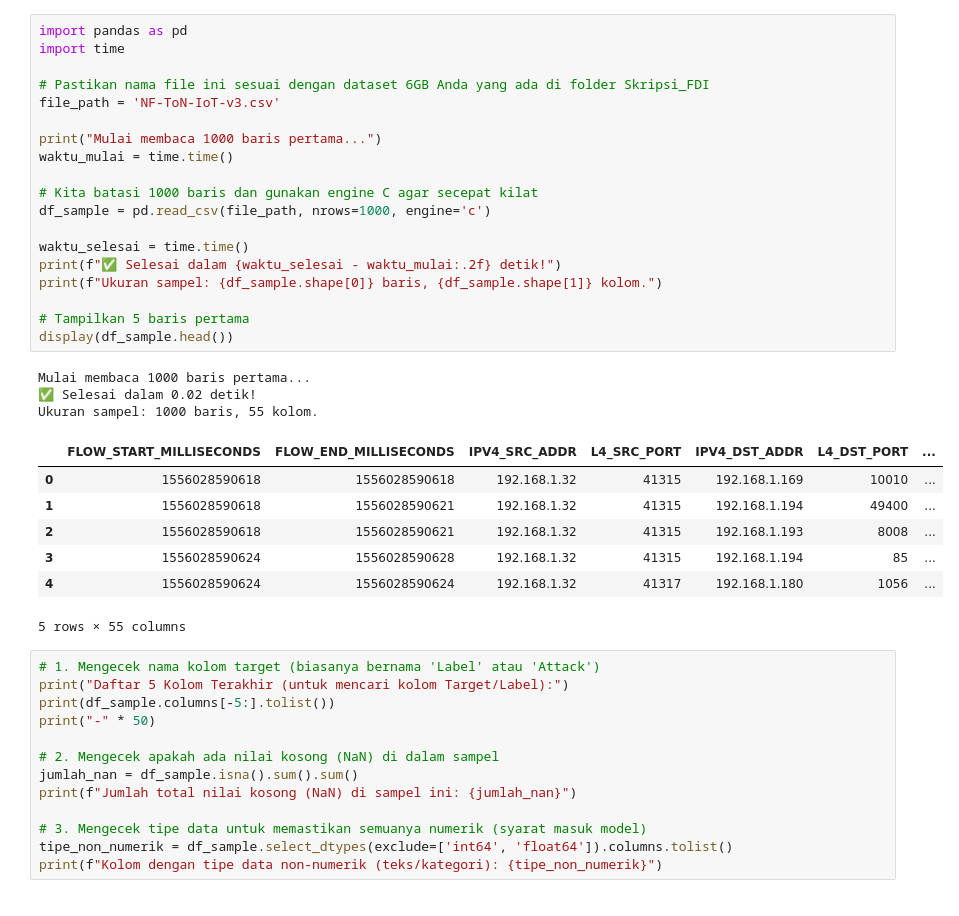
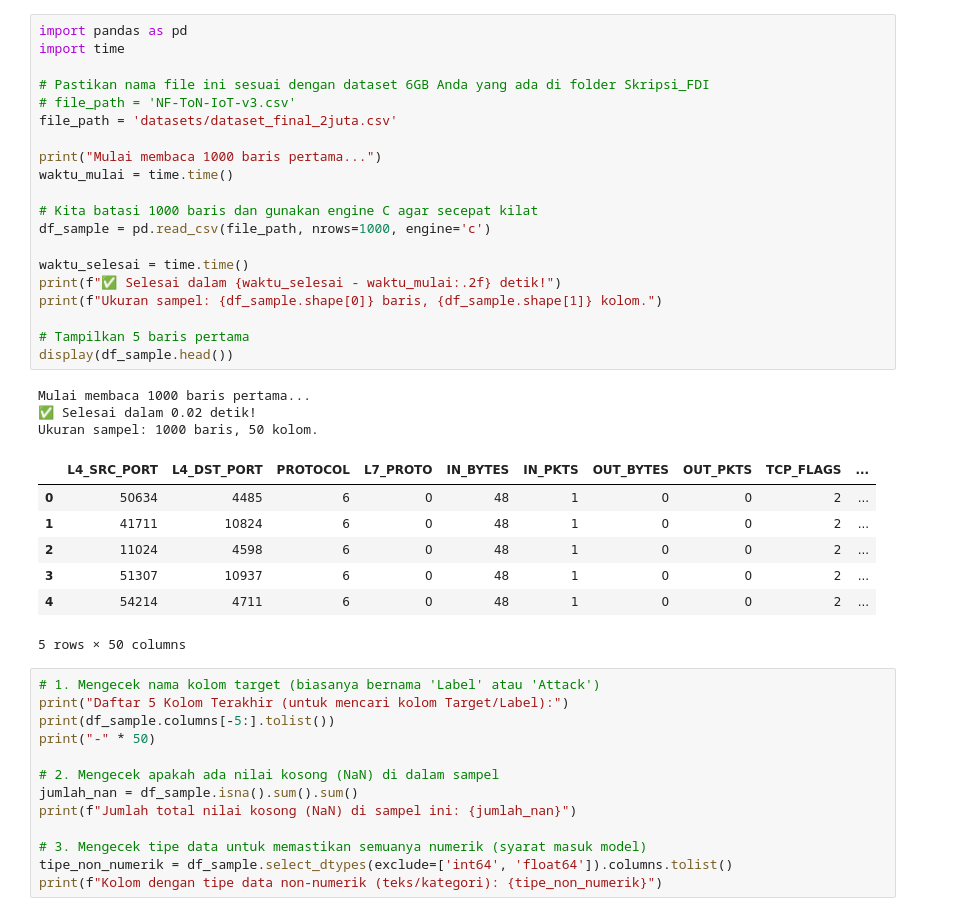
Before and after one commit to Haidarly2/nids-false-data-injection, a Jupyter notebook: 01_eksplorasi_data.ipynb, the cells around one changed output. Cells and saved outputs as stored; diff of their text form.

```diff
--- a/01_eksplorasi_data.ipynb
+++ b/01_eksplorasi_data.ipynb
@@ -1,33 +1,34 @@
 # %%
 import pandas as pd
 import time
 
 # Pastikan nama file ini sesuai dengan dataset 6GB Anda yang ada di folder Skripsi_FDI
-file_path = 'NF-ToN-IoT-v3.csv'
+# file_path = 'NF-ToN-IoT-v3.csv'
+file_path = 'datasets/dataset_final_2juta.csv'
 
 print("Mulai membaca 1000 baris pertama...")
 waktu_mulai = time.time()
 
 # Kita batasi 1000 baris dan gunakan engine C agar secepat kilat
 df_sample = pd.read_csv(file_path, nrows=1000, engine='c')
 
 waktu_selesai = time.time()
 print(f"✅ Selesai dalam {waktu_selesai - waktu_mulai:.2f} detik!")
 print(f"Ukuran sampel: {df_sample.shape[0]} baris, {df_sample.shape[1]} kolom.")
 
 # Tampilkan 5 baris pertama
 display(df_sample.head())
 # %% [output]
 Mulai membaca 1000 baris pertama...
 ✅ Selesai dalam 0.02 detik!
-Ukuran sampel: 1000 baris, 55 kolom.
+Ukuran sampel: 1000 baris, 50 kolom.
-|  | FLOW_START_MILLISECONDS | FLOW_END_MILLISECONDS | IPV4_SRC_ADDR | L4_SRC_PORT | IPV4_DST_ADDR | L4_DST_PORT | ... |
-| 0 | 1556028590618 | 1556028590618 | 192.168.1.32 | 41315 | 192.168.1.169 | 10010 | ... |
-| 1 | 1556028590618 | 1556028590621 | 192.168.1.32 | 41315 | 192.168.1.194 | 49400 | ... |
-| 2 | 1556028590618 | 1556028590621 | 192.168.1.32 | 41315 | 192.168.1.193 | 8008 | ... |
-| 3 | 1556028590624 | 1556028590628 | 192.168.1.32 | 41315 | 192.168.1.194 | 85 | ... |
-| 4 | 1556028590624 | 1556028590624 | 192.168.1.32 | 41317 | 192.168.1.180 | 1056 | ... |
+|  | L4_SRC_PORT | L4_DST_PORT | PROTOCOL | L7_PROTO | IN_BYTES | IN_PKTS | OUT_BYTES | OUT_PKTS | TCP_FLAGS | ... |
+| 0 | 50634 | 4485 | 6 | 0 | 48 | 1 | 0 | 0 | 2 | ... |
+| 1 | 41711 | 10824 | 6 | 0 | 48 | 1 | 0 | 0 | 2 | ... |
+| 2 | 11024 | 4598 | 6 | 0 | 48 | 1 | 0 | 0 | 2 | ... |
+| 3 | 51307 | 10937 | 6 | 0 | 48 | 1 | 0 | 0 | 2 | ... |
+| 4 | 54214 | 4711 | 6 | 0 | 48 | 1 | 0 | 0 | 2 | ... |
-5 rows × 55 columns
+5 rows × 50 columns
 # %%
 # 1. Mengecek nama kolom target (biasanya bernama 'Label' atau 'Attack')
 print("Daftar 5 Kolom Terakhir (untuk mencari kolom Target/Label):")
```
Also changed, not shown: parts of 3 cells of this notebook, 6 other files.
